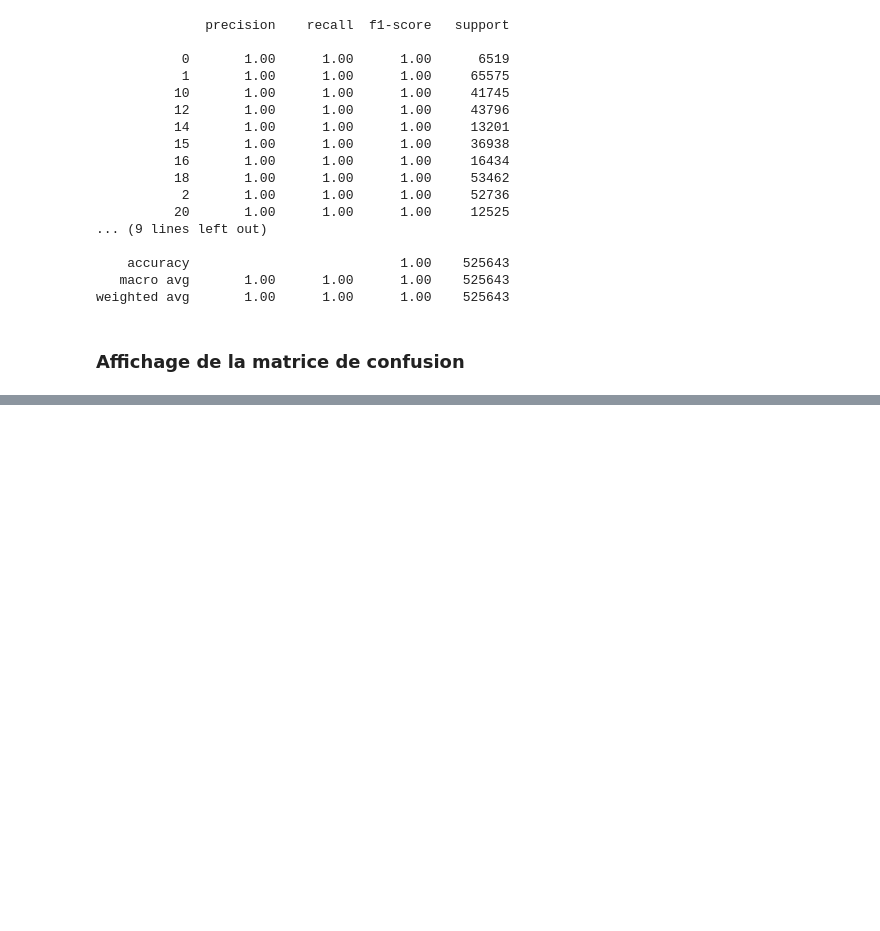
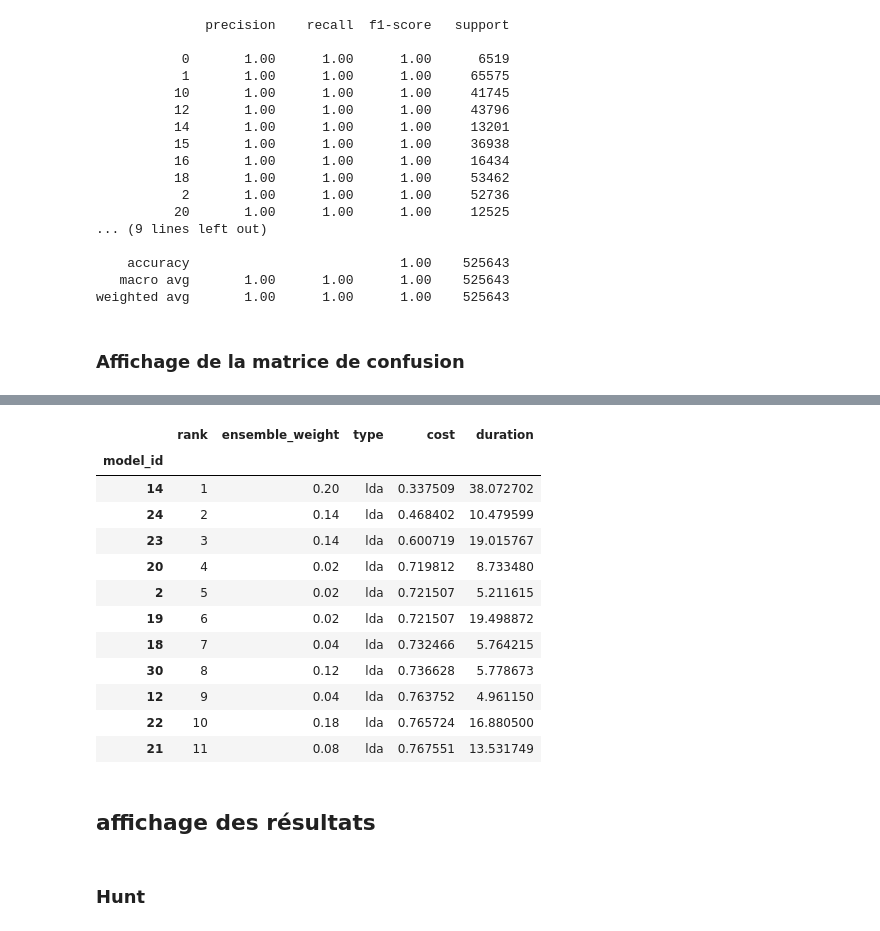
Before and after one commit to CamilleAstrid/fr.univ-tlse3.Datamining_Ecological_impacts_of_pet_cats, a Jupyter notebook: analysis/clusteror.ipynb, the cells around one changed output, grey strips where cells are left out. Drawn from its saved outputs; the diff is of its cells as text; code cells hidden in the pictures; blank space fills up the shorter version.

```diff
--- a/analysis/clusteror.ipynb
+++ b/analysis/clusteror.ipynb
@@ -665,0 +997,4 @@ array([[ 6519,     0,     0,     0,     0,     0,     0,     0,     0,
+# %%
+cls_kN_HrsOut.fit(x3_train, y3_train, dataset_name='Cat Data')
+
+predictions_kN_HrsOut = list(cls_kN_HrsOut.predict(x3_test))
@@ -665,0 +1252,4 @@ array([[ 6519,     0,     0,     0,     0,     0,     0,     0,     0,
+# %%
+cls_nb_HrsOut.fit(x3_train, y3_train, dataset_name='Cat Data')
+
+predictions_nb_HrsOut = list(cls_nb_HrsOut.predict(x3_test))
@@ -665,0 +1396,21 @@ array([[ 6519,     0,     0,     0,     0,     0,     0,     0,     0,
+# %%
+cls_lda_Hunt = autosklearn.classification.AutoSklearnClassifier(
+    time_left_for_this_task=200,
+    per_run_time_limit=100,
+    n_jobs=16,
+    include = {"classifier":["lda"]},
+    memory_limit=24576)
+
+cls_lda_Npray = autosklearn.classification.AutoSklearnClassifier(
+    time_left_for_this_task=200,
+    per_run_time_limit=100,
+    n_jobs=16,
+    include = {"classifier":["lda"]},
+    memory_limit=24576)
+
+cls_lda_HrsOut = autosklearn.classification.AutoSklearnClassifier(
+    time_left_for_this_task=200,
+    per_run_time_limit=100,
+    n_jobs=16,
+    include = {"classifier":["lda"]},
+    memory_limit=24576)
@@ -665,0 +1495,4 @@ array([[ 6519,     0,     0,     0,     0,     0,     0,     0,     0,
+# %%
+cls_lda_HrsOut.fit(x3_train, y3_train, dataset_name='Cat Data')
+
+predictions_lda_HrsOut = list(cls_lda_HrsOut.predict(x3_test))
@@ -665,0 +1517,20 @@ array([[ 6519,     0,     0,     0,     0,     0,     0,     0,     0,
+# %%
+cls_lda_HrsOut.leaderboard()
+# %% [output]
+|  | rank | ensemble_weight | type | cost | duration |
+| model_id |  |  |  |  |  |
+| 14 | 1 | 0.20 | lda | 0.337509 | 38.072702 |
+| 24 | 2 | 0.14 | lda | 0.468402 | 10.479599 |
+| 23 | 3 | 0.14 | lda | 0.600719 | 19.015767 |
+| 20 | 4 | 0.02 | lda | 0.719812 | 8.733480 |
+| 2 | 5 | 0.02 | lda | 0.721507 | 5.211615 |
+| 19 | 6 | 0.02 | lda | 0.721507 | 19.498872 |
+| 18 | 7 | 0.04 | lda | 0.732466 | 5.764215 |
+| 30 | 8 | 0.12 | lda | 0.736628 | 5.778673 |
+| 12 | 9 | 0.04 | lda | 0.763752 | 4.961150 |
+| 22 | 10 | 0.18 | lda | 0.765724 | 16.880500 |
+| 21 | 11 | 0.08 | lda | 0.767551 | 13.531749 |
+# %% [markdown]
+## affichage des résultats
+# %% [markdown]
+### Hunt
```
Also changed, not shown: parts of 87 cells of this notebook.
